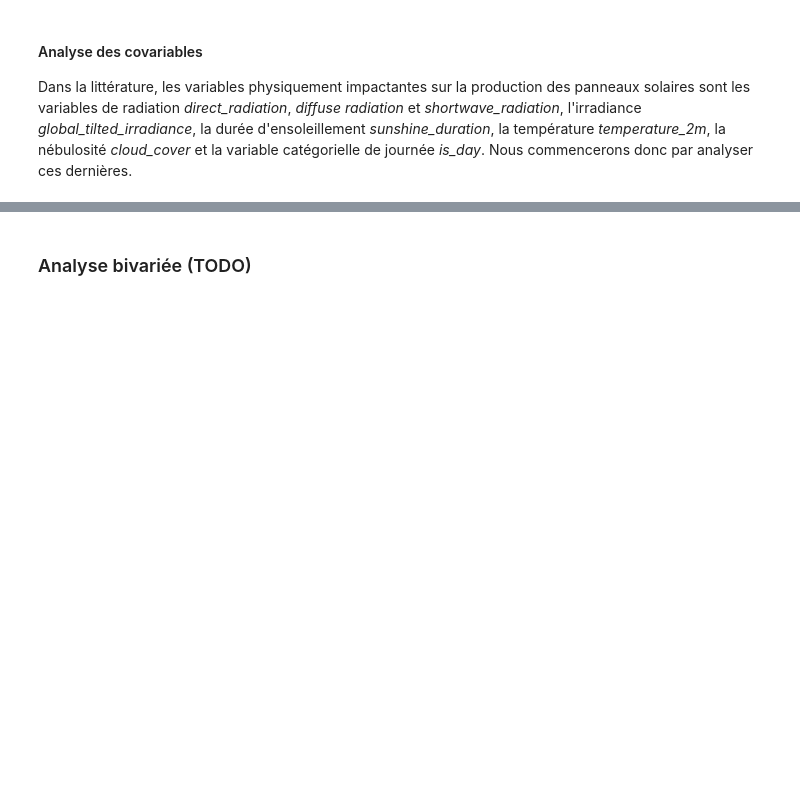
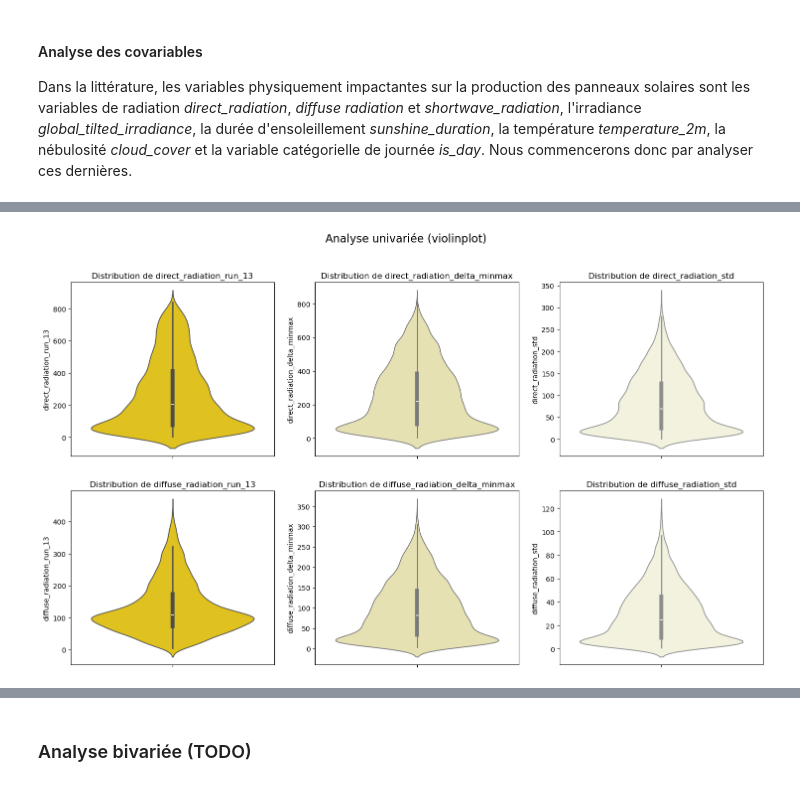
Before and after one commit to Simonsns/solar_prediction, a Jupyter notebook: notebooks/01_data_exploration.ipynb, the cells around one changed output, grey strips where cells are left out. Cells and saved outputs as stored; diff of their text form; code cells hidden in the pictures; blank space fills up the shorter version.

```diff
--- a/notebooks/01_data_exploration.ipynb
+++ b/notebooks/01_data_exploration.ipynb
@@ -291,0 +328,7 @@ def statistical_univariate_analysis(subdf: pd.DataFrame, row_fig: int, col_fig:
+# %%
+c3 = [col for col in df.columns if "direct_radiation" in col]
+c4 = [col for col in df.columns if "diffuse_radiation" in col]
+c5 = c3 + c4
+statistical_univariate_analysis(df[c5], 2, 3, (18, 10))
+# %% [output]
+[figure, added]
```
Also changed, not shown: parts of 25 cells of this notebook.
